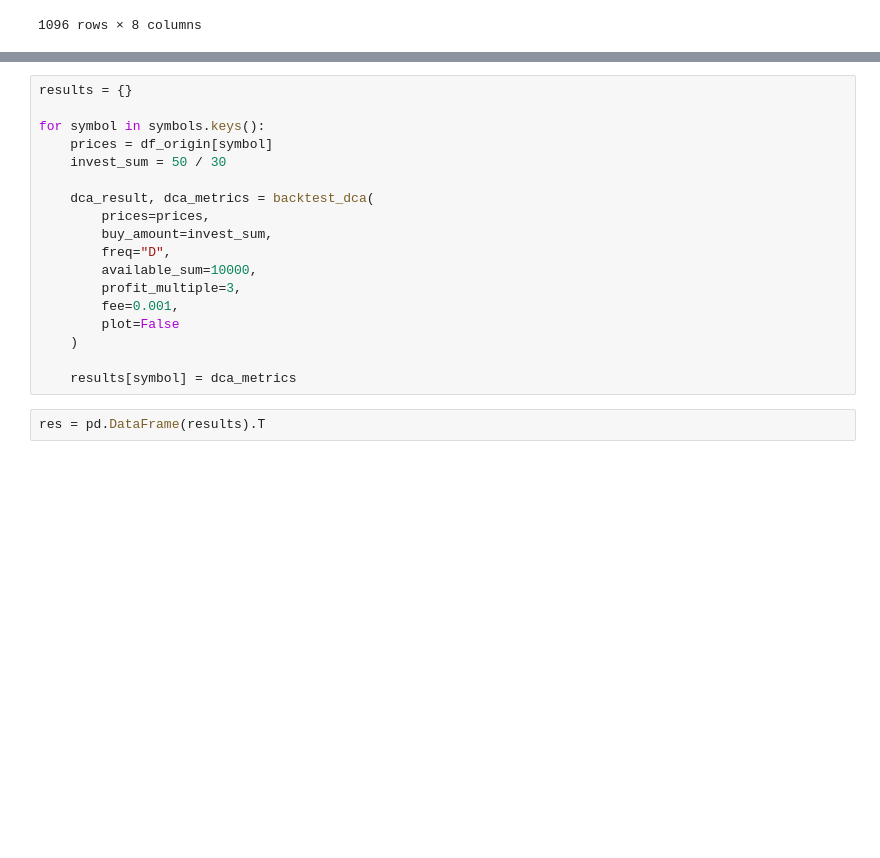
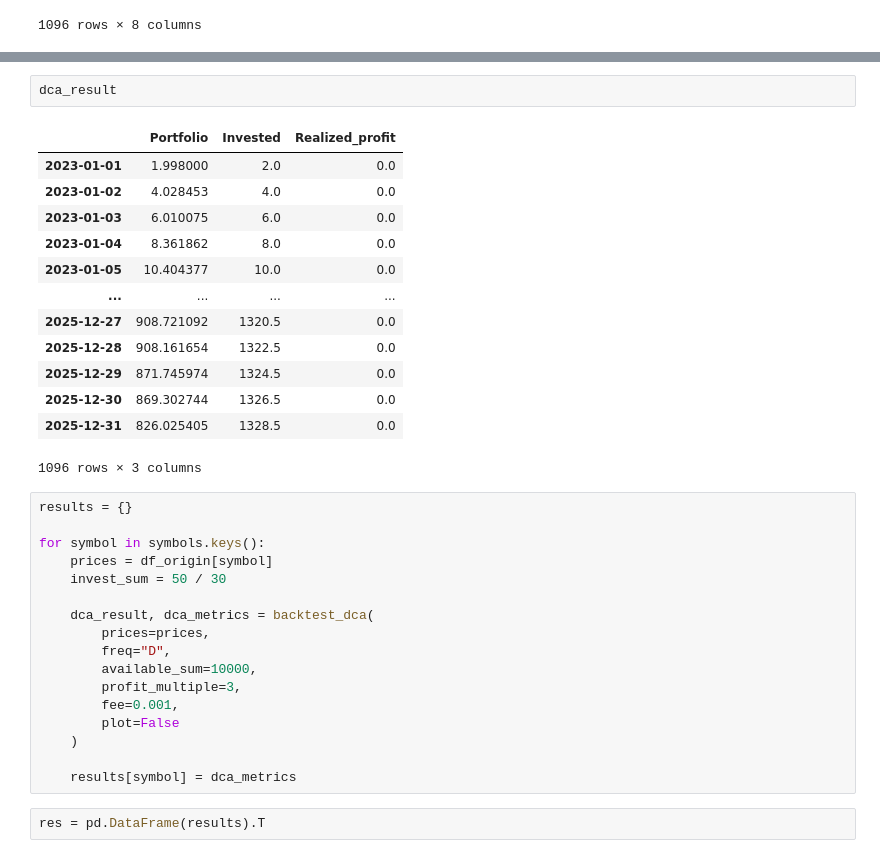
Before and after one commit to Familenko/backtest, a Jupyter notebook: main copy.ipynb, the cells around one changed output, grey strips where cells are left out. Drawn from its saved outputs; the diff is of its cells as text; blank space fills up the shorter version.

```diff
--- a/main copy.ipynb
+++ b/main copy.ipynb
@@ -71,3 +69,19 @@ dca_metrics
+# %%
+dca_result
+# %% [output]
+|  | Portfolio | Invested | Realized_profit |
+| 2023-01-01 | 1.998000 | 2.0 | 0.0 |
+| 2023-01-02 | 4.028453 | 4.0 | 0.0 |
+| 2023-01-03 | 6.010075 | 6.0 | 0.0 |
+| 2023-01-04 | 8.361862 | 8.0 | 0.0 |
+| 2023-01-05 | 10.404377 | 10.0 | 0.0 |
+| ... | ... | ... | ... |
+| 2025-12-27 | 908.721092 | 1320.5 | 0.0 |
+| 2025-12-28 | 908.161654 | 1322.5 | 0.0 |
+| 2025-12-29 | 871.745974 | 1324.5 | 0.0 |
+| 2025-12-30 | 869.302744 | 1326.5 | 0.0 |
+| 2025-12-31 | 826.025405 | 1328.5 | 0.0 |
+1096 rows × 3 columns
 # %%
 results = {}
 
@@ -77,7 +91,6 @@ for symbol in symbols.keys():
 
     dca_result, dca_metrics = backtest_dca(
         prices=prices,
-        buy_amount=invest_sum,
         freq="D",
         available_sum=10000,
         profit_multiple=3,
```
Also changed, not shown: parts of 4 cells of this notebook, 4 other files.
